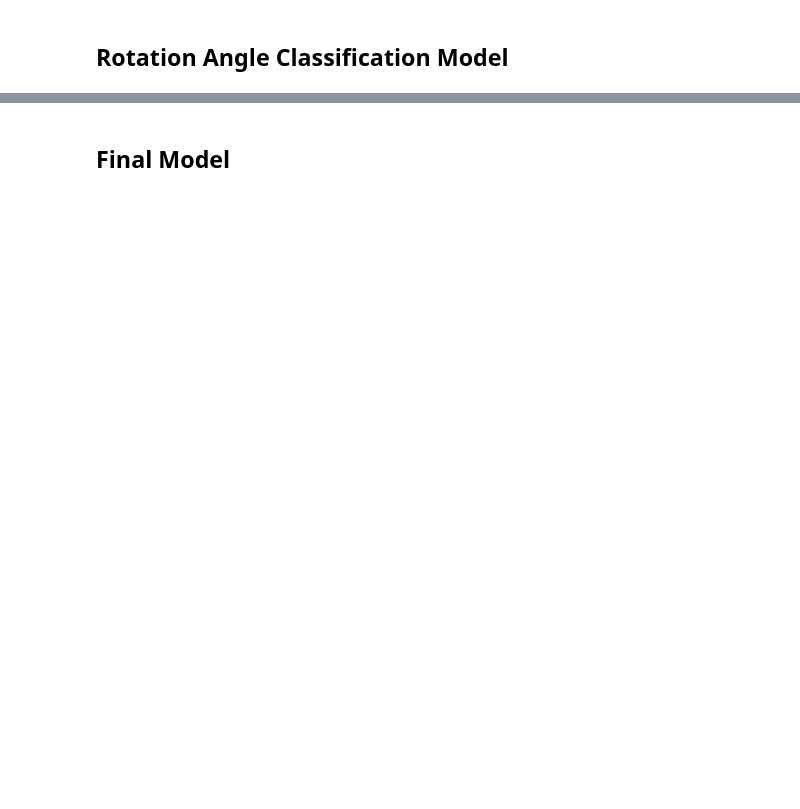
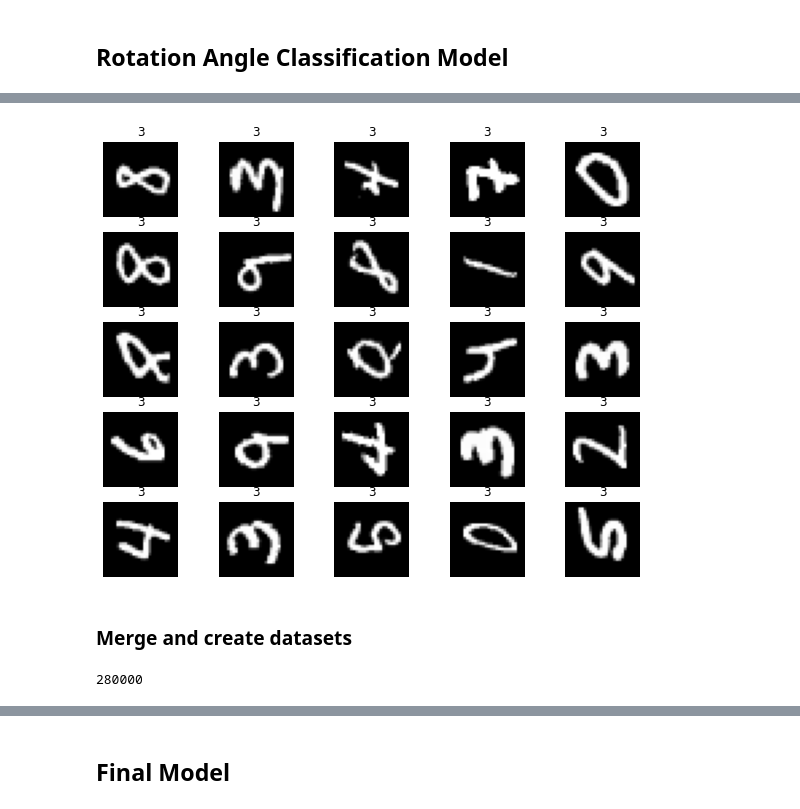
Before and after one commit to mir-sam-ali/CS5223-Deep-Learning-Project, a Jupyter notebook: DL_Project.ipynb, the cells around one changed output, grey strips where cells are left out. Cells and saved outputs as stored; diff of their text form; code cells hidden in the pictures; blank space fills up the shorter version.

```diff
--- a/DL_Project.ipynb
+++ b/DL_Project.ipynb
@@ -315,0 +444,20 @@ Test Accuracy of the model on the 10000 test images: 0.18
+# %%
+figure = plt.figure(figsize=(10, 8))
+cols, rows = 5, 5
+for i in range(1, cols * rows + 1):
+    sample_idx = torch.randint(len(dataset_270), size=(1,)).item()
+    img, label = dataset_270[sample_idx]
+    figure.add_subplot(rows, cols, i)
+    plt.title(label)
+    plt.axis("off")
+    plt.imshow(img.squeeze(), cmap="gray")
+plt.show()
+# %% [output]
+[figure, added]
+# %% [markdown]
+### Merge and create datasets
+# %%
+dataset = dataset_0 + dataset_90 + dataset_180 + dataset_270
+len(dataset)
+# %% [output]
+280000
```
Also changed, not shown: parts of 52 cells of this notebook.
